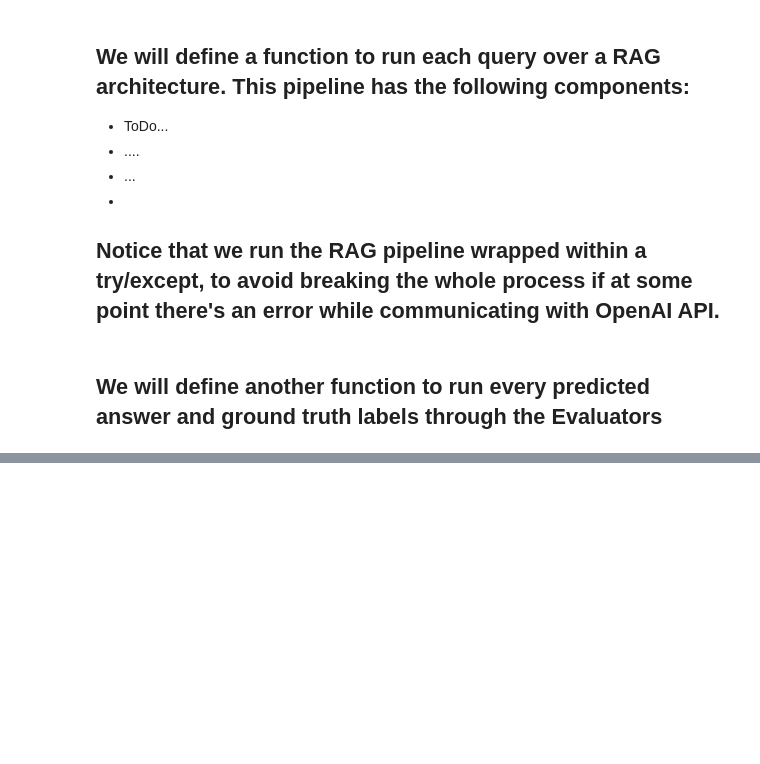
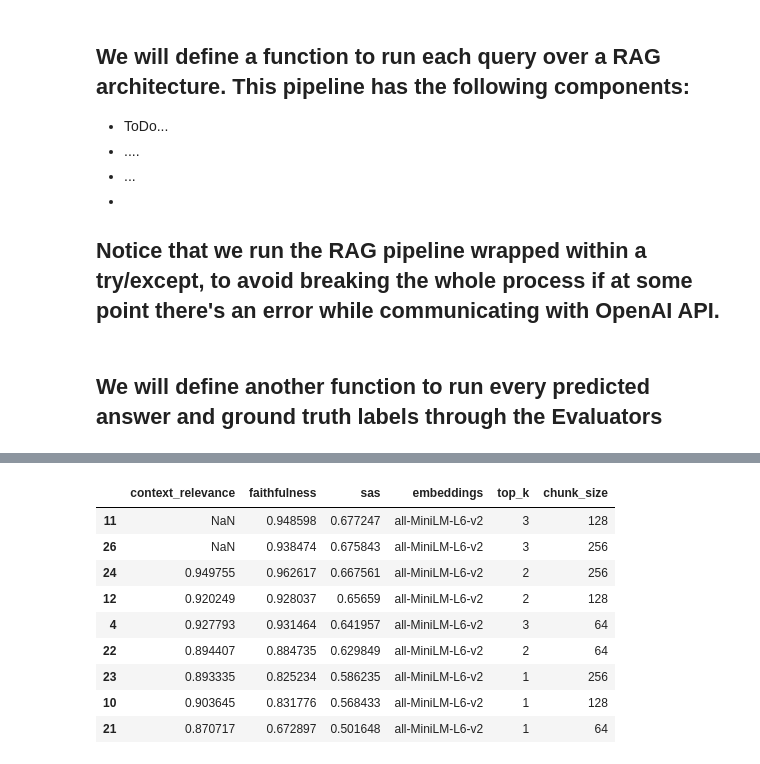
Before and after one commit to deepset-ai/haystack-evaluation, a Jupyter notebook: aragog_evaluation.ipynb, the cells around one changed output, grey strips where cells are left out. Saved outputs shown, nothing was run; the diff lists cells and outputs as text; code cells hidden in the pictures; blank space fills up the shorter version.

```diff
--- a/aragog_evaluation.ipynb
+++ b/aragog_evaluation.ipynb
@@ -167,0 +259,15 @@ parameter_tuning(questions, answers)
+# %%
+filtered_df = df[df['embeddings'] == 'all-MiniLM-L6-v2'].sort_values(by='sas', ascending=False)
+# %%
+filtered_df
+# %% [output]
+|  | context_relevance | faithfulness | sas | embeddings | top_k | chunk_size |
+| 11 | NaN | 0.948598 | 0.677247 | all-MiniLM-L6-v2 | 3 | 128 |
+| 26 | NaN | 0.938474 | 0.675843 | all-MiniLM-L6-v2 | 3 | 256 |
+| 24 | 0.949755 | 0.962617 | 0.667561 | all-MiniLM-L6-v2 | 2 | 256 |
+| 12 | 0.920249 | 0.928037 | 0.65659 | all-MiniLM-L6-v2 | 2 | 128 |
+| 4 | 0.927793 | 0.931464 | 0.641957 | all-MiniLM-L6-v2 | 3 | 64 |
+| 22 | 0.894407 | 0.884735 | 0.629849 | all-MiniLM-L6-v2 | 2 | 64 |
+| 23 | 0.893335 | 0.825234 | 0.586235 | all-MiniLM-L6-v2 | 1 | 256 |
+| 10 | 0.903645 | 0.831776 | 0.568433 | all-MiniLM-L6-v2 | 1 | 128 |
+| 21 | 0.870717 | 0.672897 | 0.501648 | all-MiniLM-L6-v2 | 1 | 64 |
```
Also changed, not shown: parts of 11 cells of this notebook, 6 other files.
